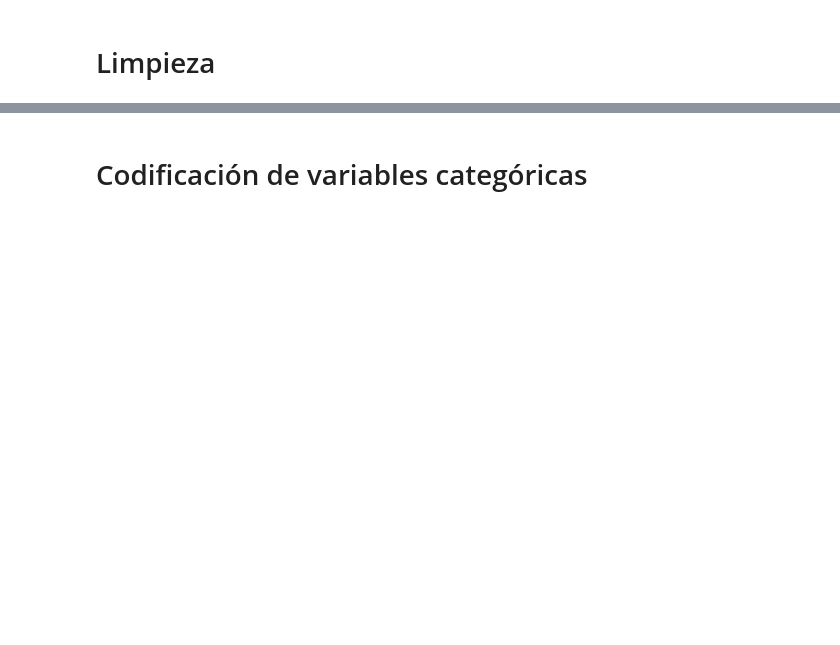
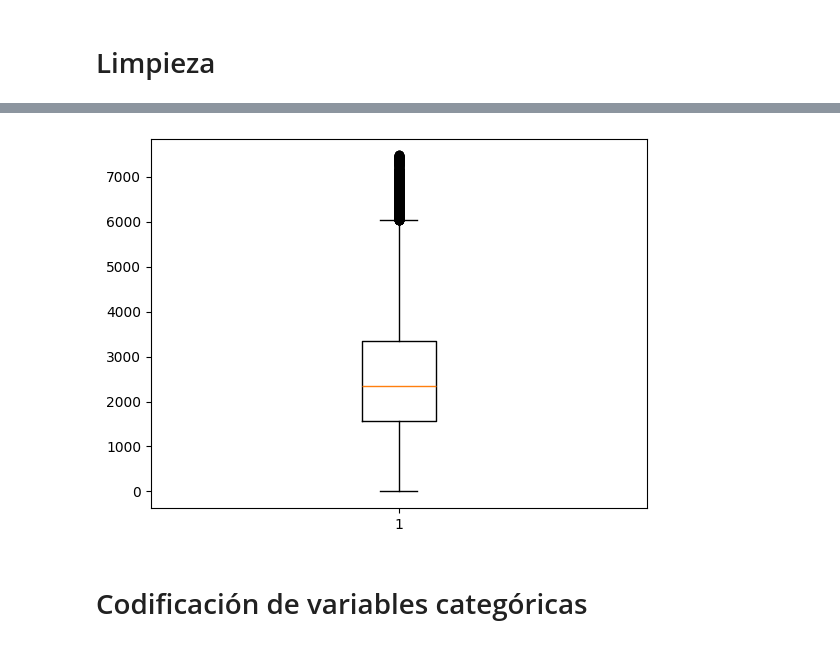
Before and after one commit to jzazooro/Optimizacionenredes1, a Jupyter notebook: prueba.ipynb, the cells around one changed output, grey strips where cells are left out. Cells and saved outputs as stored; diff of their text form; code cells hidden in the pictures; blank space fills up the shorter version.

```diff
--- a/prueba.ipynb
+++ b/prueba.ipynb
@@ -145,3 +133,9 @@ df = df[(z_scores <= 3)]
+# %%
+# Diagrama de caja para identificar outliers
+plt.boxplot(df['COSTE_VENTA'])
+plt.show()
+# %% [output]
+[figure, added]
 # %% [markdown]
 # Codificación de variables categóricas
 # %%
```
Also changed, not shown: parts of 26 cells of this notebook.
